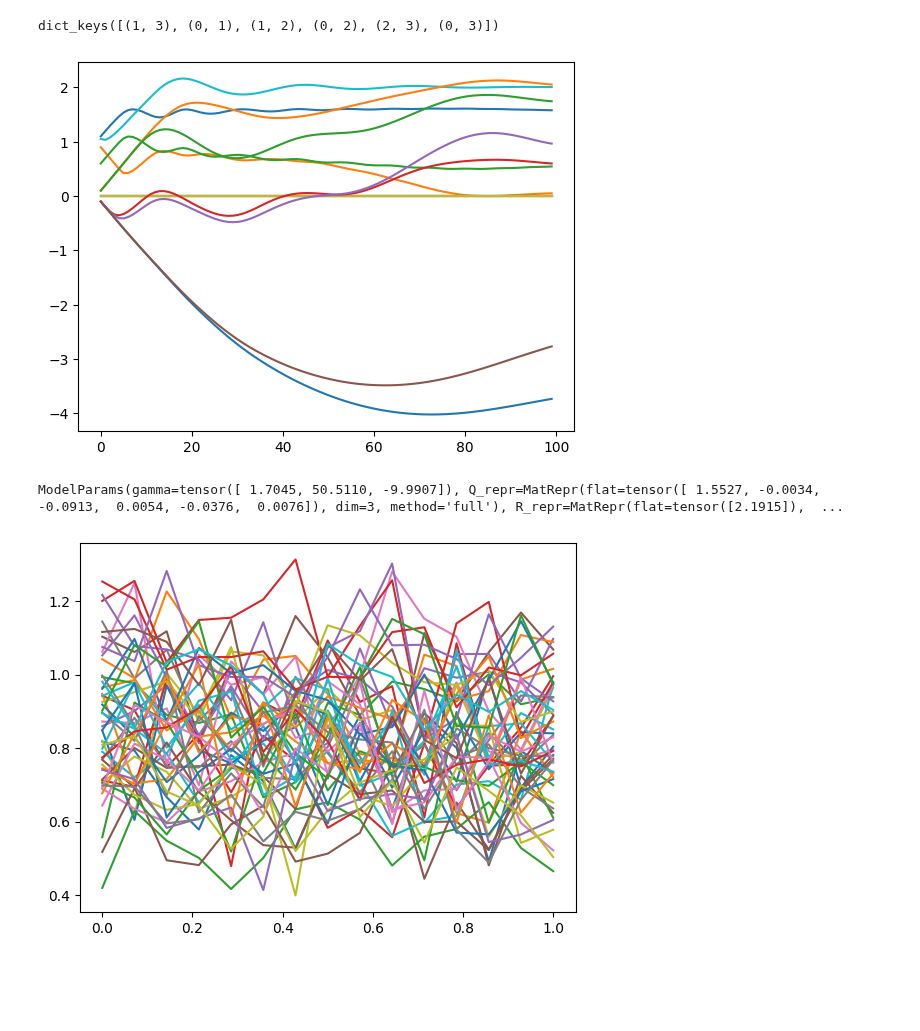
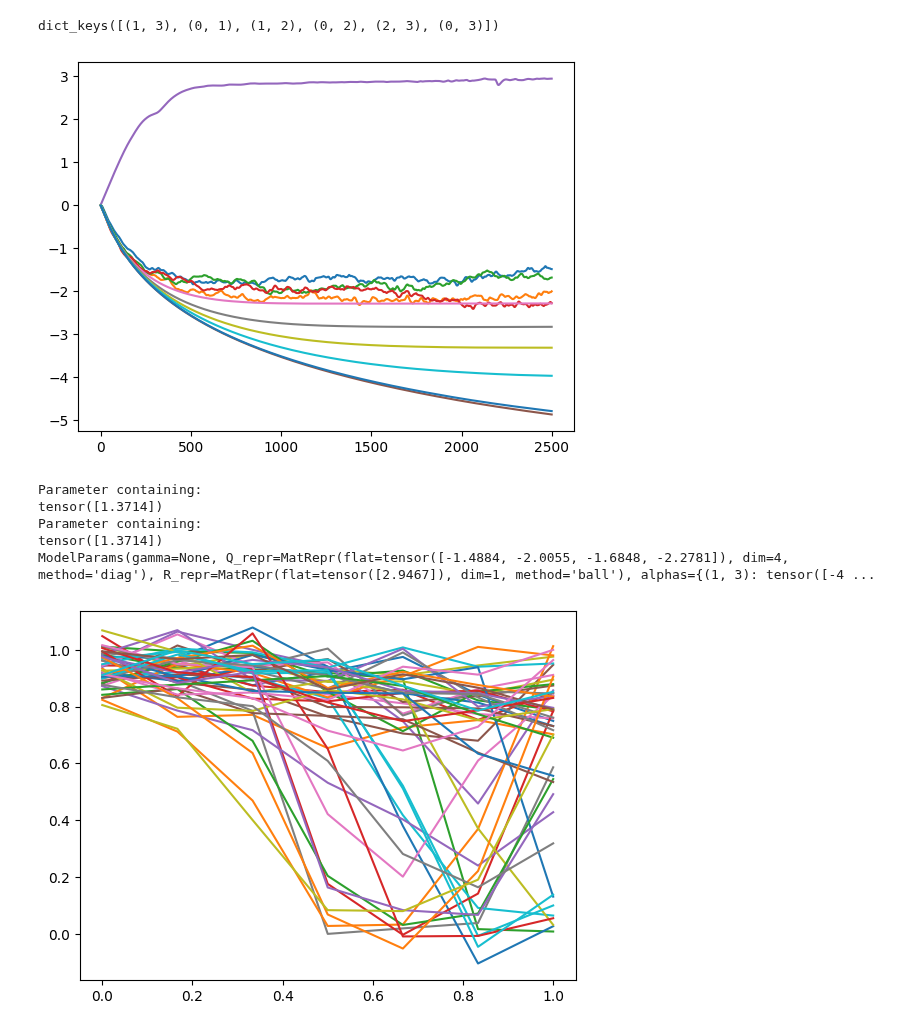
Before and after one commit to felixlaplante/jmstate, a Jupyter notebook: paquid-test.ipynb, the cells around one changed output. Cells and saved outputs as stored; diff of their text form; code cells hidden in the pictures; blank space fills up the shorter version.

```diff
--- a/paquid-test.ipynb
+++ b/paquid-test.ipynb
@@ -100,78 +109,91 @@ for key, value in buckets.items():
     surv_params[key] = exp_fit.lambda_
 # %%
 def f(gamma, x, b):
-    psi = gamma + b
-    psi[..., 1].exp_()
-    psi2 = psi * torch.tensor([1, -1, 1])
-    return psi2
+    return b
 
 
+from torch import nn
+
+net = nn.Sequential(
+    nn.Linear(5, 3),
+    nn.Tanh(),
+    nn.Linear(3, 3),
+    nn.Tanh(),
+    nn.Linear(3, 1),
+    nn.Sigmoid()
+)
+
+reg = jmstate.functions.Net(net)
+
 surv = {
-    key: (jmstate.functions.exponential(surv_params[key]), jmstate.functions.sigmoid)
-    for key in buckets.keys()
+    key: (jmstate.functions.exponential(surv_params[key]), reg)
+    for key in buckets
 }
 
-init_gamma = torch.tensor([1, 1, 0.5])
-
-init_alphas = {key: torch.zeros(1) for key in buckets.keys()}
-
+init_alphas = {key: torch.zeros(1) for key in buckets}
 init_betas = None
 
 init_params = ModelParams(
-    init_gamma,
-    repr_from_cov(torch.eye(3), method="full"),
-    repr_from_cov(torch.eye(1) / 10, method="ball"),
+    None,
+    repr_from_cov(torch.eye(4), method="diag"),
+    repr_from_cov(torch.eye(1), method="ball"),
     init_alphas,
     init_betas,
+    extra=list(reg.parameters())
 )
 
 model_design = ModelDesign(
     f,
-    jmstate.functions.sigmoid,
+    reg,
     surv,
 )
 # %%
 data = ModelData(None, t, y, trajectories, c)
 # %%
+def pen(params: ModelParams):
+    return 0.1 * sum(p.pow(2).sum() for p in params.extra)
+
 model = MultiStateJointModel(model_design, init_params)
 metrics = model.do(
     data,
     jobs=[
-        jmstate.jobs.DeterministicFit(torch.optim.Adam, lr=.1),
+        jmstate.jobs.RandomFit(lr=1e-2),
         jmstate.jobs.LogParamsHistory(),
-        jmstate.jobs.GradStop()
     ],
-    max_iterations=1000
+    max_iterations=2500,
+    n_chains=1,
+    n_steps=2
 )
-
-
 
 plt.plot(torch.cat([p.as_flat_tensor[None] for p in metrics], dim=0))
 plt.show()
 # %% [output]
-[figure, old version]
+[figure, new version]
 # %%
-print(model.params_)
 # %% [output]
-ModelParams(gamma=tensor([ 1.7045, 50.5110, -9.9907]), Q_repr=MatRepr(flat=tensor([ 1.5527, -0.0034, -0.0913,  0.0054, -0.0376,  0.0076]), dim=3, method='full'), R_repr=MatRepr(flat=tensor([2.1915]),  ...
+Parameter containing:
+tensor([1.3714])
+Parameter containing:
+tensor([1.3714])
+ModelParams(gamma=None, Q_repr=MatRepr(flat=tensor([-1.4884, -2.0055, -1.6848, -2.2781]), dim=4, method='diag'), R_repr=MatRepr(flat=tensor([2.9467]), dim=1, method='ball'), alphas={(1, 3): tensor([-4 ...
 # %%
 n_test = 50
-t_test = torch.linspace(0, 1, 15)
+t_test = torch.linspace(0, 1, 7)
 
 Q_dist = torch.distributions.MultivariateNormal(
-    torch.zeros(3), model.params_.get_cov("Q")
+    torch.zeros(4), model.params_.get_cov("Q")
 )
 R_dist = torch.distributions.MultivariateNormal(
     torch.zeros(1), model.params_.get_cov("R")
 )
 
 x_test = KernelDensity().fit(x).sample(n_test)
 b_test = Q_dist.sample((n_test,))
 psi_test = f(model.params_.gamma, None, b_test)
 trajectories_init_test = [[(0.0, 0)] for _ in range(n_test)]
 y_test = model_design.regression_fn(t_test, psi_test).squeeze(0)
 y_test += R_dist.sample(y_test.shape[:-1])
 plt.plot(t_test.T, y_test[:, :, 0].T)
 plt.show()
 # %% [output]
-[figure, old version]
+[figure, new version]
```
Also changed, not shown: parts of 4 cells of this notebook.
